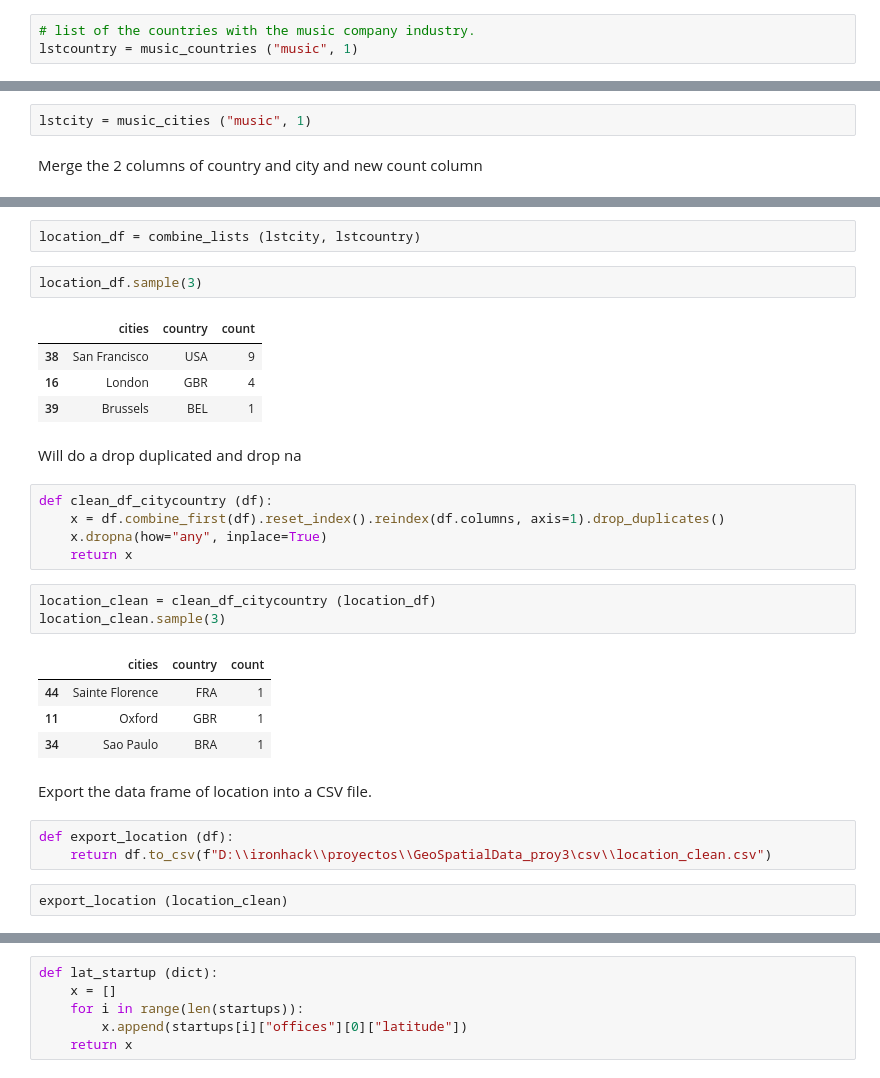
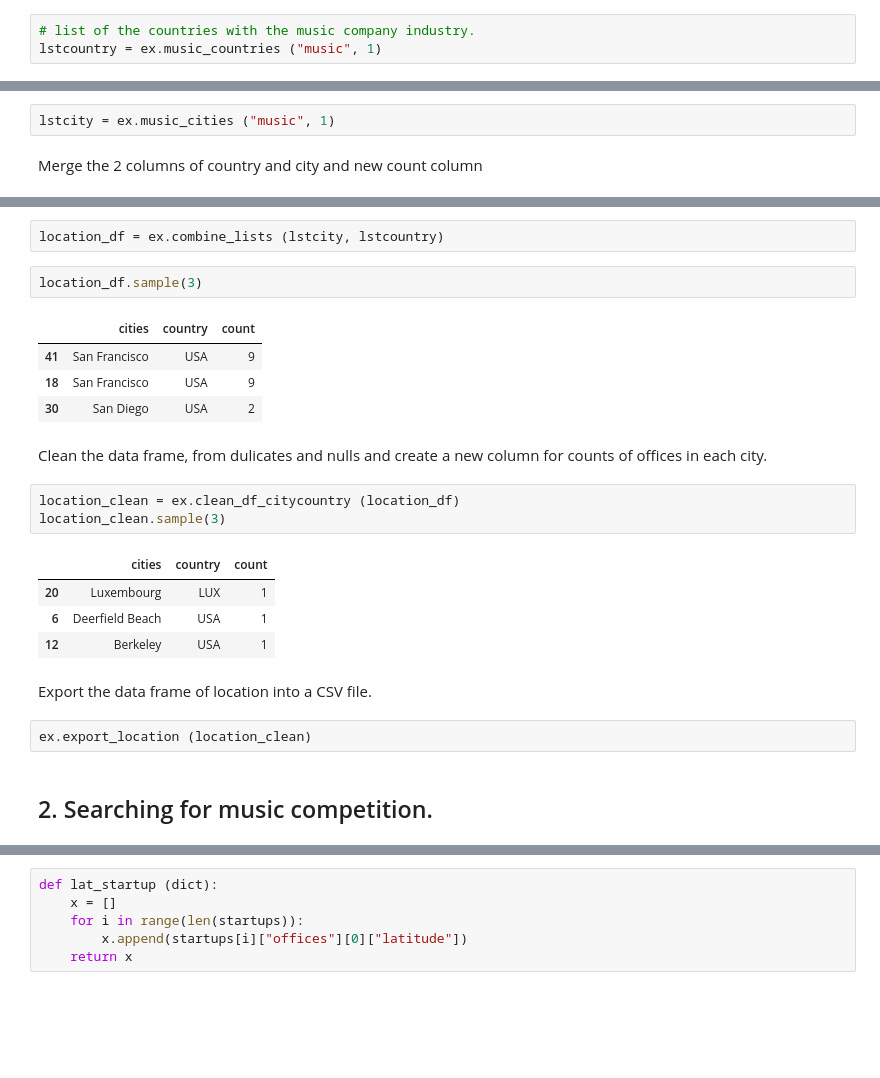
Before and after one commit to imalanz/RockAI_Studio, a Jupyter notebook: Analisis.ipynb, the cells around one changed output, grey strips where cells are left out. Saved outputs shown, nothing was run; the diff lists cells and outputs as text; blank space fills up the shorter version.

```diff
--- a/Analisis.ipynb
+++ b/Analisis.ipynb
@@ -67,6 +56,6 @@ def music_countries (category_code, country_code):
 # %%
 # list of the countries with the music company industry.
-lstcountry = music_countries ("music", 1)
+lstcountry = ex.music_countries ("music", 1)
 # %%
 #countries[0]
 #countries[0]["offices"]
@@ -132,4 +99,4 @@ def music_cities (category_code, cities):
 # %%
-lstcity = music_cities ("music", 1)
+lstcity = ex.music_cities ("music", 1)
 # %% [markdown]
 Merge the 2 columns of country and city and new count column
@@ -146,31 +103,25 @@ def combine_lists (lst1, lst2):
 # %%
-location_df = combine_lists (lstcity, lstcountry)
+location_df = ex.combine_lists (lstcity, lstcountry)
 # %%
 location_df.sample(3)
 # %% [output]
 |  | cities | country | count |
-| 38 | San Francisco | USA | 9 |
-| 16 | London | GBR | 4 |
-| 39 | Brussels | BEL | 1 |
+| 41 | San Francisco | USA | 9 |
+| 18 | San Francisco | USA | 9 |
+| 30 | San Diego | USA | 2 |
-# %% [markdown]
-Will do a drop duplicated and drop na
-# %%
-def clean_df_citycountry (df):
-    x = df.combine_first(df).reset_index().reindex(df.columns, axis=1).drop_duplicates()
-    x.dropna(how="any", inplace=True)
-    return x
+# %% [markdown]
+Clean the data frame, from dulicates and nulls and create a new column for counts of offices in each city.
 # %%
-location_clean = clean_df_citycountry (location_df)
+location_clean = ex.clean_df_citycountry (location_df)
 location_clean.sample(3)
 # %% [output]
 |  | cities | country | count |
-| 44 | Sainte Florence | FRA | 1 |
-| 11 | Oxford | GBR | 1 |
-| 34 | Sao Paulo | BRA | 1 |
+| 20 | Luxembourg | LUX | 1 |
+| 6 | Deerfield Beach | USA | 1 |
+| 12 | Berkeley | USA | 1 |
 # %% [markdown]
 Export the data frame of location into a CSV file.
-# %%
-def export_location (df):
-    return df.to_csv(f"D:\\ironhack\\proyectos\\GeoSpatialData_proy3\csv\\location_clean.csv")
-# %%
-export_location (location_clean)
+# %%
+ex.export_location (location_clean)
+# %% [markdown]
+## 2. Searching for music competition.
```
Also changed, not shown: parts of 65 cells of this notebook, 9 other files.
